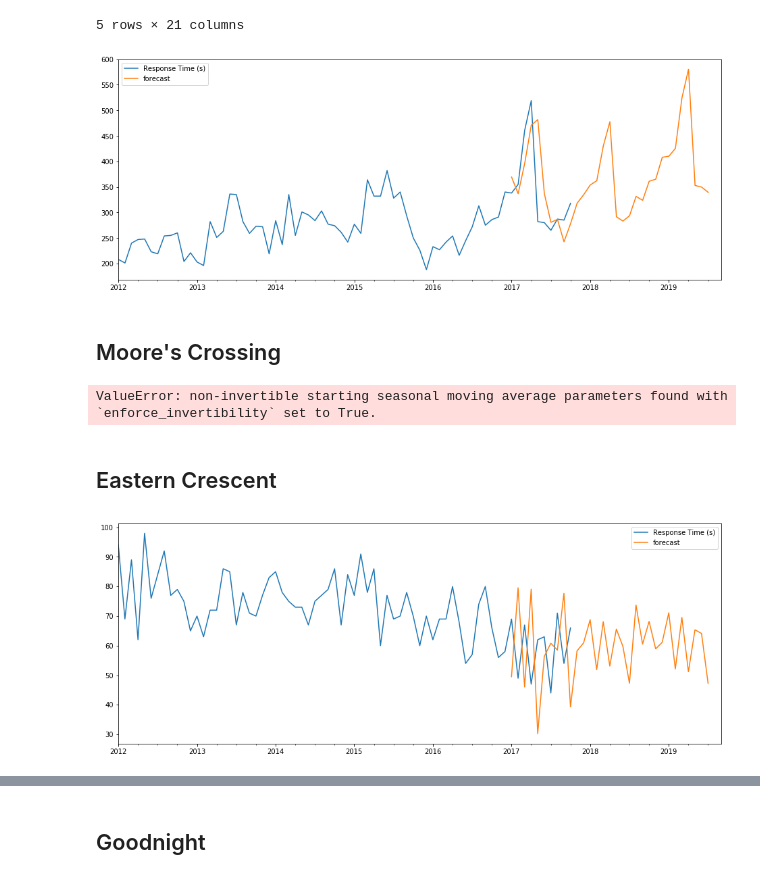
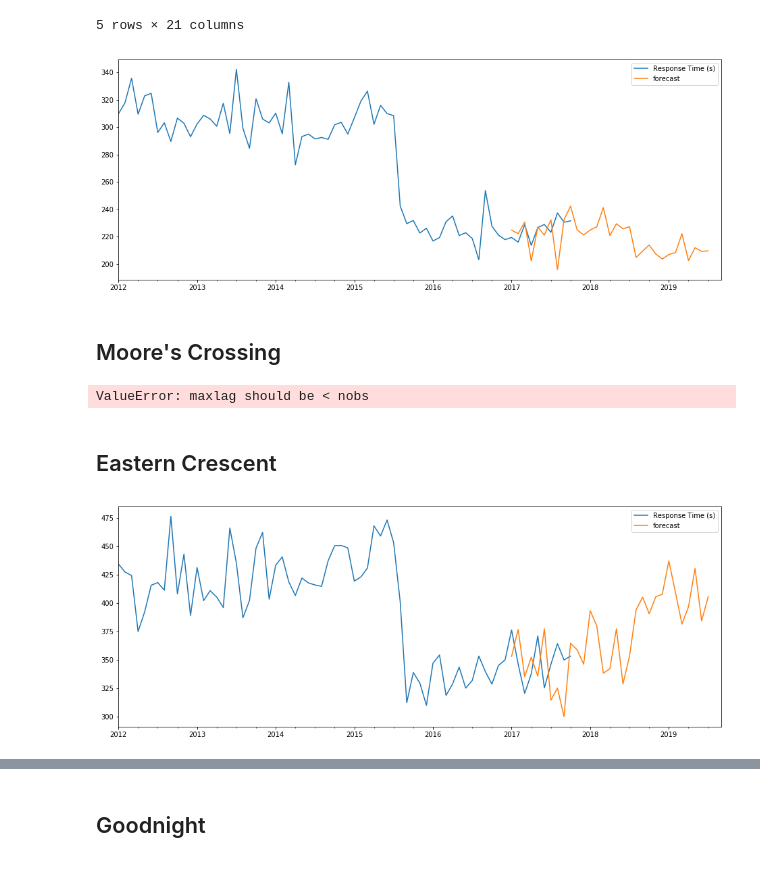
Before and after one commit to madderle/Hack-Austin, a Jupyter notebook: Response Area Response Time Prediction.ipynb, the cells around one changed output, grey strips where cells are left out. Saved outputs shown, nothing was run; the diff lists cells and outputs as text; code cells hidden in the pictures.

```diff
--- a/Response Area Response Time Prediction.ipynb
+++ b/Response Area Response Time Prediction.ipynb
@@ -165,7 +165,7 @@ final_df.head()
 RA__00_01XX_df = final_df[final_df['Response Area (COA Only)'].str.startswith('00-01')]
 
 #Group By Month and create new dataframe
-RA__00_01XX_month_df = RA__00_01XX_df.groupby(pd.TimeGrouper("M")).count()['Master Incident Number'].to_frame()
+RA__00_01XX_month_df = RA__00_01XX_df.groupby(pd.TimeGrouper("M")).mean()['Response Time (s)'].to_frame()
 
 #Rename the column
 RA__00_01XX_month_df.columns = ['Response Time (s)']
@@ -188,7 +188,7 @@ future_final_df['forecast'] = model_result.predict(start=60, end=90)
 future_final_df[['Response Time (s)', 'forecast']].plot(figsize=(16,6))
 future_final_df.to_csv('Response Time Prediction for RA 00-01XX.csv')
 # %% [output]
-[figure, old version]
+[figure, new version]
 # %% [markdown]
 ## Moore's Crossing
 # %%
@@ -196,7 +196,7 @@ future_final_df.to_csv('Response Time Prediction for RA 00-01XX.csv')
 RA__00_4209_df = final_df[(final_df['Response Area (COA Only)']=='00-4209')]
 
 #Group By Month and create new dataframe
-RA__00_4209_month_df = RA__00_4209_df.groupby(pd.TimeGrouper("M")).count()['Master Incident Number'].to_frame()
+RA__00_4209_month_df = RA__00_4209_df.groupby(pd.TimeGrouper("M")).mean()['Response Time (s)'].to_frame()
 
 #Rename the column
 RA__00_4209_month_df.columns = ['Response Time (s)']
@@ -219,7 +219,7 @@ future_final_df['forecast'] = model_result.predict(start=60, end=90)
 future_final_df[['Response Time (s)', 'forecast']].plot(figsize=(16,6))
 future_final_df.to_csv('Response Time Prediction for RA 00-4209.csv')
 # %% [output]
-ValueError: non-invertible starting seasonal moving average parameters found with `enforce_invertibility` set to True.
+ValueError: maxlag should be < nobs
 # %%
 #00-01XX Downtown
 #00-4209 Moore's Crossing
@@ -236,32 +236,32 @@ ValueError: non-invertible starting seasonal moving average parameters found wit
 # %%
 #Create Dataframe
 RA__00_EC_df = final_df[(final_df['Response Area (COA Only)']=='00-2606')|\
                         (final_df['Response Area (COA Only)']=='00-2608')|\
                         (final_df['Response Area (COA Only)']=='00-0504')|\
                         (final_df['Response Area (COA Only)']=='00-0505')]
 
 #Group By Month and create new dataframe
-RA__00_EC_month_df = RA__00_EC_df.groupby(pd.TimeGrouper("M")).count()['Master Incident Number'].to_frame()
+RA__00_EC_month_df = RA__00_EC_df.groupby(pd.TimeGrouper("M")).mean()['Response Time (s)'].to_frame()
 
 #Rename the column
 RA__00_EC_month_df.columns = ['Response Time (s)']
 #Drop the last column. Its an outlier
 RA__00_EC_month_df.drop(RA__00_EC_month_df.index[-1], inplace=True)
 
 #Build out ARIMA Model
 model = sm.tsa.statespace.SARIMAX(RA__00_EC_month_df['Response Time (s)'], order=(0,1,0), seasonal_order=(1,1,1,12))
 model_result = model.fit()
 
 #Add Forecast Dates
 future_dates = [RA__00_EC_month_df.index[-1] + DateOffset(months=x) for x in range(1,24)]
 future_df = pd.DataFrame(index=future_dates, columns=RA__00_EC_month_df.columns)
 
 future_final_df = pd.concat([RA__00_EC_month_df,future_df])
 #Since have 24 more points
 future_final_df['forecast'] = model_result.predict(start=60, end=90)
 
 
 future_final_df[['Response Time (s)', 'forecast']].plot(figsize=(16,6))
 future_final_df.to_csv('Response Time Prediction for RA 00-EC.csv')
 # %% [output]
-[figure, old version]
+[figure, new version]
```
Also changed, not shown: parts of 2 cells of this notebook.
